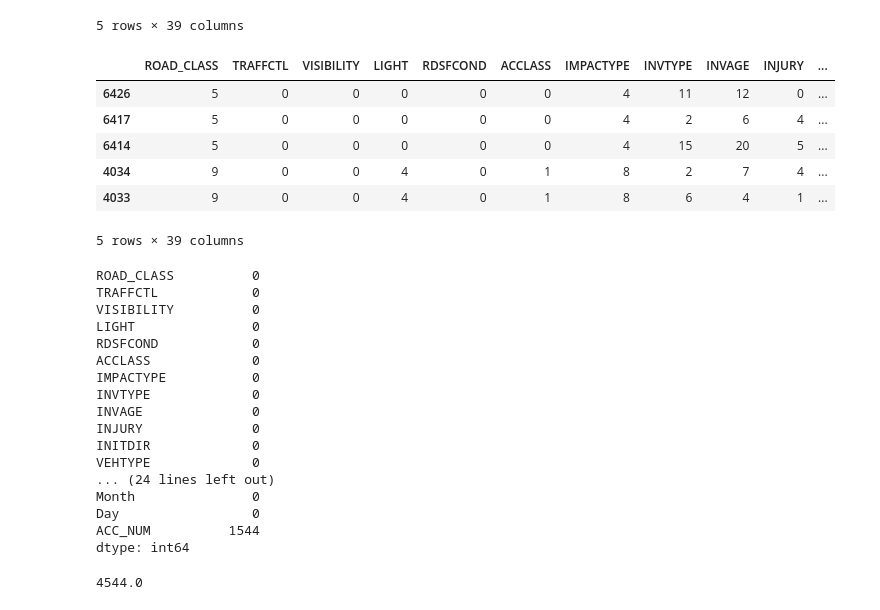
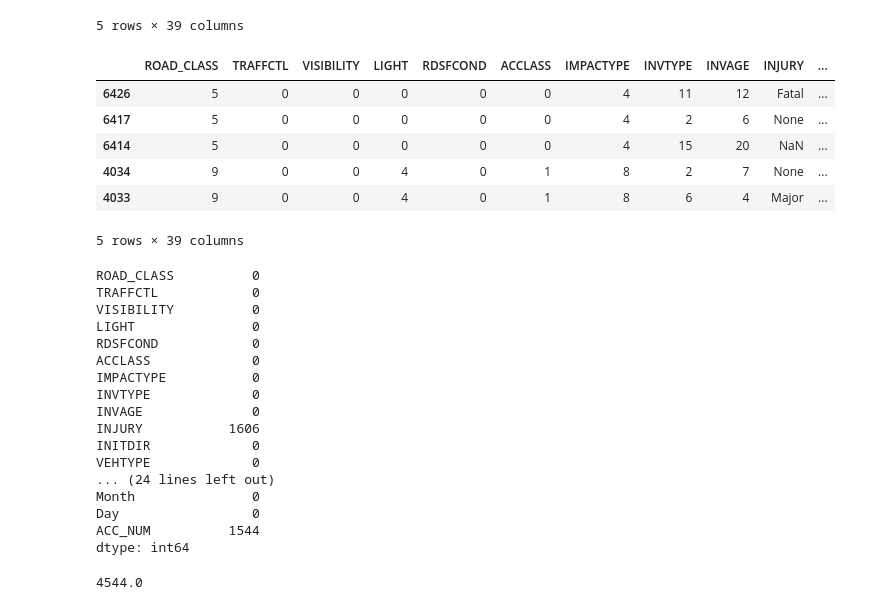
Before and after one commit to Raaj-4320/Kaggle-competition-, a Jupyter notebook: ASSIGNMENT_2_2.ipynb, the cells around one changed output. Cells and saved outputs as stored; diff of their text form; code cells hidden in the pictures.

```diff
--- a/ASSIGNMENT_2_2.ipynb
+++ b/ASSIGNMENT_2_2.ipynb
@@ -720,26 +722,26 @@ df.head()
 # %%
 from sklearn.preprocessing import LabelEncoder
 
 label_encoder = LabelEncoder()
 
 object_columns = ['ROAD_CLASS', 'TRAFFCTL', 'VISIBILITY', 'LIGHT', 'RDSFCOND', 'ACCLASS',
-                  'IMPACTYPE', 'INVTYPE', 'INVAGE', 'INJURY', 'INITDIR', 'VEHTYPE',
+                  'IMPACTYPE', 'INVTYPE', 'INVAGE', 'INITDIR', 'VEHTYPE',
                   'MANOEUVER', 'DRIVACT', 'DRIVCOND', 'PEDTYPE', 'PEDACT', 'PEDCOND',
                   'CYCLISTYPE', 'CYCACT', 'CYCCOND', 'PEDESTRIAN', 'CYCLIST', 'AUTOMOBILE',
                   'MOTORCYCLE', 'TRUCK', 'TRSN_CITY_VEH', 'EMERG_VEH', 'PASSENGER', 'SPEEDING',
                   'AG_DRIV', 'REDLIGHT', 'ALCOHOL', 'DISABILITY', 'SEASON']
 
 for column in object_columns:
     df[column] = label_encoder.fit_transform(df[column])
 
 df.head()
 # %% [output]
 |  | ROAD_CLASS | TRAFFCTL | VISIBILITY | LIGHT | RDSFCOND | ACCLASS | IMPACTYPE | INVTYPE | INVAGE | INJURY | ... |
-| 6426 | 5 | 0 | 0 | 0 | 0 | 0 | 4 | 11 | 12 | 0 | ... |
-| 6417 | 5 | 0 | 0 | 0 | 0 | 0 | 4 | 2 | 6 | 4 | ... |
-| 6414 | 5 | 0 | 0 | 0 | 0 | 0 | 4 | 15 | 20 | 5 | ... |
-| 4034 | 9 | 0 | 0 | 4 | 0 | 1 | 8 | 2 | 7 | 4 | ... |
-| 4033 | 9 | 0 | 0 | 4 | 0 | 1 | 8 | 6 | 4 | 1 | ... |
+| 6426 | 5 | 0 | 0 | 0 | 0 | 0 | 4 | 11 | 12 | Fatal | ... |
+| 6417 | 5 | 0 | 0 | 0 | 0 | 0 | 4 | 2 | 6 | None | ... |
+| 6414 | 5 | 0 | 0 | 0 | 0 | 0 | 4 | 15 | 20 | NaN | ... |
+| 4034 | 9 | 0 | 0 | 4 | 0 | 1 | 8 | 2 | 7 | None | ... |
+| 4033 | 9 | 0 | 0 | 4 | 0 | 1 | 8 | 6 | 4 | Major | ... |
 5 rows × 39 columns
 # %%
 df.isna().sum()
@@ -753,7 +755,7 @@ ACCLASS             0
 IMPACTYPE           0
 INVTYPE             0
 INVAGE              0
-INJURY              0
+INJURY           1606
 INITDIR             0
 VEHTYPE             0
 ... (24 lines left out)
```
Also changed, not shown: parts of 33 cells of this notebook.
